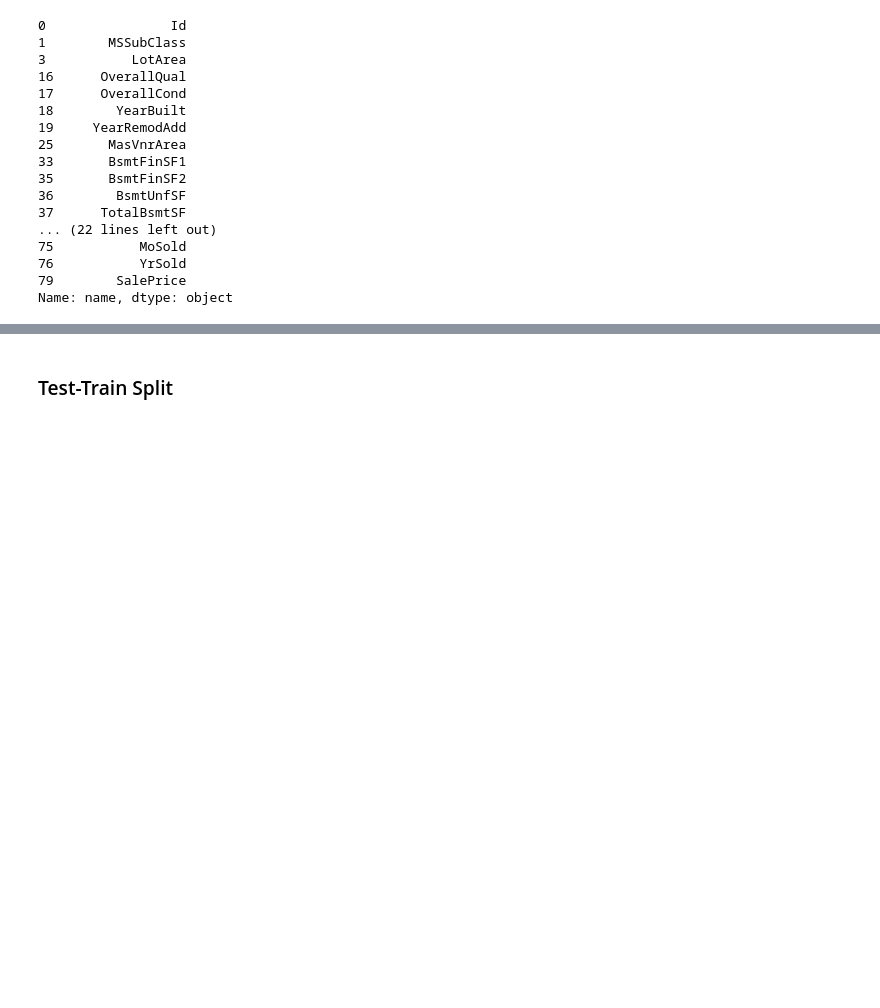
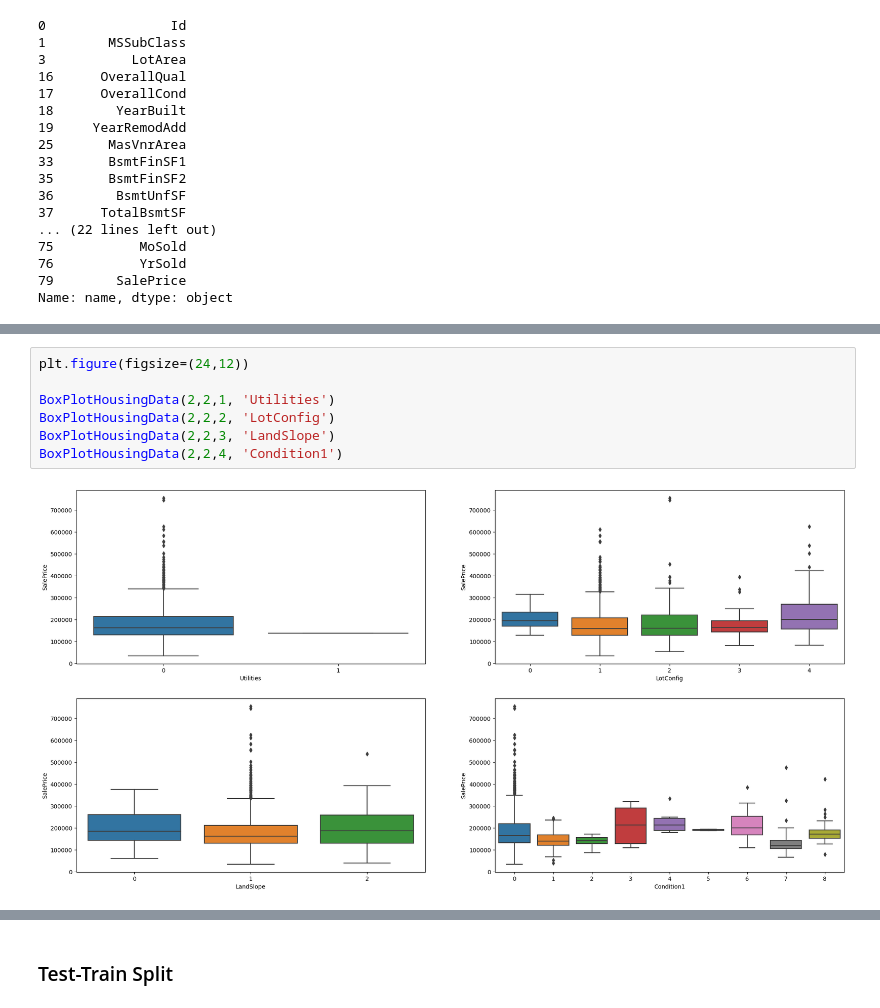
Before and after one commit to ncjanardhan-outlook/ncjpersonal, a Jupyter notebook: Advanced Regression Assignment/Advanced Regression Assignment Soln.ipynb, the cells around one changed output, grey strips where cells are left out. Saved outputs shown, nothing was run; the diff lists cells and outputs as text; blank space fills up the shorter version.

```diff
--- a/Advanced Regression Assignment/Advanced Regression Assignment Soln.ipynb
+++ b/Advanced Regression Assignment/Advanced Regression Assignment Soln.ipynb
@@ -264,0 +289,9 @@ Name: name, dtype: object
+# %%
+plt.figure(figsize=(24,12))
+
+BoxPlotHousingData(2,2,1, 'Utilities')
+BoxPlotHousingData(2,2,2, 'LotConfig')
+BoxPlotHousingData(2,2,3, 'LandSlope')
+BoxPlotHousingData(2,2,4, 'Condition1')
+# %% [output]
+[figure, added]
```
Also changed, not shown: parts of 22 cells of this notebook.
